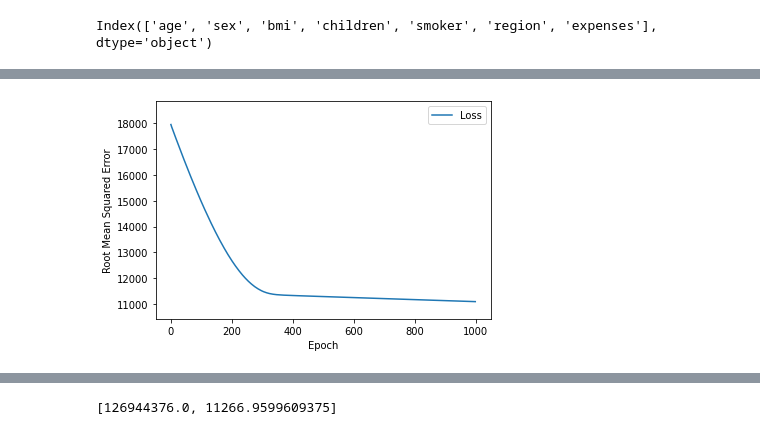
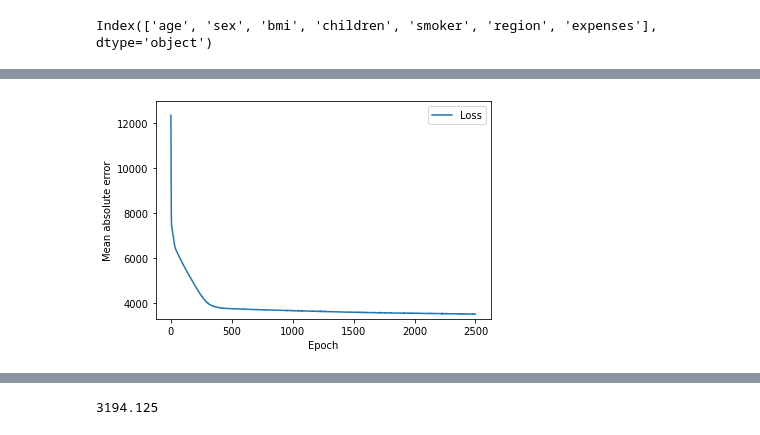
Before and after one commit to KeremAydin98/machine-learning-with-python-projects, a Jupyter notebook: predict_healthcare_costs.ipynb, the cells around one changed output, grey strips where cells are left out. Drawn from its saved outputs; the diff is of its cells as text; code cells hidden in the pictures.

```diff
--- a/predict_healthcare_costs.ipynb
+++ b/predict_healthcare_costs.ipynb
@@ -54,3 +54,6 @@ train_df
 dataset.columns
 # %% [output]
 Index(['age', 'sex', 'bmi', 'children', 'smoker', 'region', 'expenses'], dtype='object')
+# %%
+dataset = dataset.drop(["sex"],axis=1)
+dataset.head()
@@ -57,5 +67,5 @@ Index(['age', 'sex', 'bmi', 'children', 'smoker', 'region', 'expenses'], dtype='
 # %%
-cat_cols = ['sex','smoker','region']
+cat_cols = ['smoker',"region"] # sex wont really affect the prediction
 num_cols = ['age','bmi','children']
 # %%
 feature_cols = []
@@ -82,12 +92,11 @@ def create_model(my_learning_rate, feature_layer):
   model.add(feature_layer)
 
   # Add one linear layer to the model to yield a simple linear regressor.
-  model.add(tf.keras.layers.Dense(units=1, input_shape=(1,)))
+  model.add(tf.keras.layers.Dense(units=1))
 
   # Construct the layers into a model that TensorFlow can execute.
-  model.compile(optimizer=tf.keras.optimizers.RMSprop(lr=my_learning_rate),
-                loss="mean_squared_error",
-                metrics=[tf.keras.metrics.RootMeanSquaredError()])
+  model.compile(optimizer=tf.keras.optimizers.Adam(learning_rate=my_learning_rate),
+                loss=tf.keras.losses.mae)
 
   return model
 
@@ -105,36 +114,36 @@ def train_model(model, dataset, epochs, batch_size, label_name):
 
   # Isolate the mean absolute error for each epoch.
   hist = pd.DataFrame(history.history)
-  rmse = hist["root_mean_squared_error"]
+  mae = hist["loss"]
 
-  return epochs, rmse
+  return epochs, mae
 
 
-def plot_the_loss_curve(epochs, rmse):
+def plot_the_loss_curve(epochs, mae):
   """Plot a curve of loss vs. epoch."""
 
   plt.figure()
   plt.xlabel("Epoch")
-  plt.ylabel("Root Mean Squared Error")
+  plt.ylabel("Mean absolute error")
 
-  plt.plot(epochs, rmse, label="Loss")
+  plt.plot(epochs, mae, label="Loss")
   plt.legend()
-  plt.ylim([rmse.min()*0.94, rmse.max()* 1.05])
+  plt.ylim([mae.min()*0.94, mae.max()* 1.05])
   plt.show()
 # %%
 # The following variables are the hyperparameters.
-learning_rate = 0.05
-epochs = 1000
-batch_size = 100
+learning_rate = 0.8
+epochs = 2500
+batch_size = 32
 label_name = 'expenses'
 
 # Create and compile the model's topography.
 my_model = create_model(learning_rate, fp_feature_layer)
 
 # Train the model on the training set.
-epochs, rmse = train_model(my_model, train_df, epochs, batch_size, label_name)
+epochs, mae = train_model(my_model, train_df, epochs, batch_size, label_name)
 
-plot_the_loss_curve(epochs, rmse)
+plot_the_loss_curve(epochs, mae)
 
 print("\n: Evaluate the new model against the test set:")
 test_features = {name:np.array(value) for name, value in test_df.items()}
@@ -161,3 +170,3 @@ Epoch 1000/1000
-[figure, old version]
+[figure, new version]
 : Evaluate the new model against the test set:
 WARNING:tensorflow:Layers in a Sequential model should only have a single input tensor. Received: inputs={'age': <tf.Tensor 'IteratorGetNext:0' shape=(None,) dtype=int64>, 'sex': <tf.Tensor 'IteratorG ...
@@ -165 +174 @@ WARNING:tensorflow:Layers in a Sequential model should only have a single input
-[126944376.0, 11266.9599609375]
+3194.125
```
Also changed, not shown: parts of 3 cells of this notebook.
